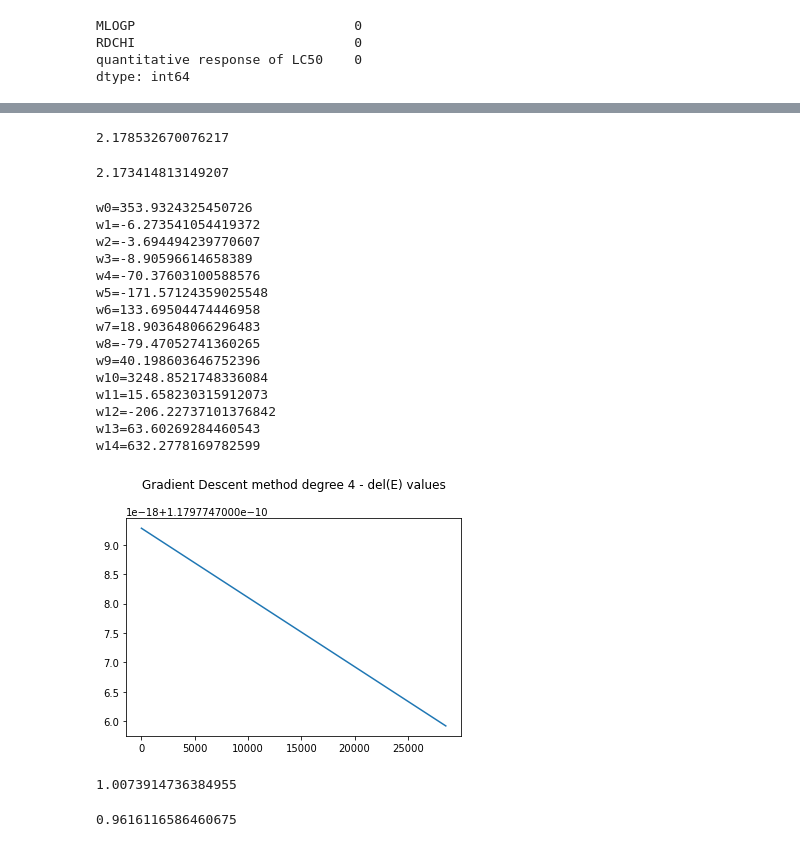
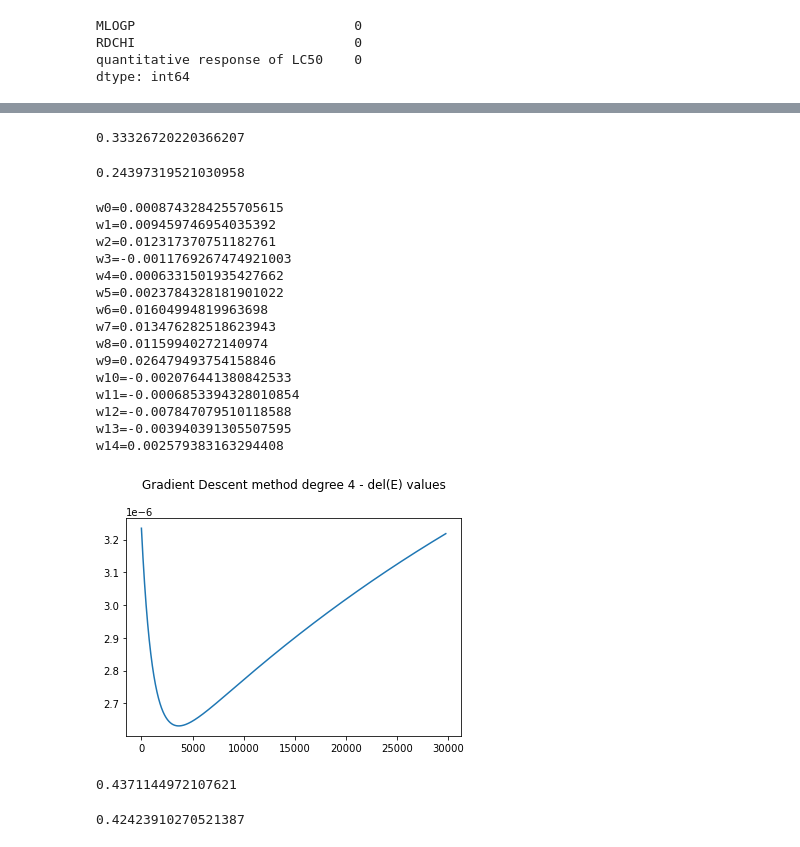
Before and after one commit to AmoghMoses/CS-F320-Assignment-1, a Jupyter notebook: Assignment1B a.ipynb, the cells around one changed output, grey strips where cells are left out. Drawn from its saved outputs; the diff is of its cells as text; code cells hidden in the pictures.

```diff
--- a/Assignment1B a.ipynb
+++ b/Assignment1B a.ipynb
@@ -664,21 +662,20 @@ w1 = 0
 for i in range(np.shape(valX)[0]):
     w1+= (np.sum(w*valX[i,:wSize]) - valY[i,0])**2
 
-w1/np.shape(valX)[0]
+w1/(np.shape(valX)[0]*2)
 # %% [output]
-2.178532670076217
+0.33326720220366207
 # %%
 # testing data error for degree 3
 testError = 0
 for i in range(np.shape(testXVal)[0]):
     testError += (np.sum(w*testXVal[i,:wSize]) - testYVal[i,0])**2
 
-testError/np.shape(testXVal)[0]
+testError/(np.shape(testXVal)[0]*2)
 # %% [output]
-2.173414813149207
+0.24397319521030958
 # %%
 # Degree 4 here
-learningRate = 0.01
 degree = 4
 wSize = int((degree+1)*(degree+2)/2)
 w = np.zeros(wSize) # similar template for others
@@ -686,12 +683,12 @@ w1 = np.zeros(wSize)
 #print(w, '\n', w1)
 
 counter = 0
-costArr= np.zeros(iters*2 +50)
-counterArr = np.zeros(iters*2 +50)
-for i in range(iters*2):
+costArr= np.zeros(iters*3 +50)
+counterArr = np.zeros(iters*3 +50)
+for i in range(iters*3):
     w2 = np.zeros(wSize)
     for j in range(np.shape(valX)[0]):
-        w2 += (((valY[:wSize,0] - (w*valX[j,:wSize]))/10**10)*valX[j,:wSize])/np.shape(valX)[0]
+        w2 += ((((valY[j,0]/10**4) - np.sum((w/10**4)*valX[j,:wSize])))*valX[j,:wSize])/np.shape(valX)[0]
 
     w1 = w + learningRate*w2
     w=w1
@@ -702,45 +699,45 @@ for i in range(iters*2):
 
 
 for i in range(np.shape(w)[0]):
-    print("w", i, "=", w[i]*10**10, sep = '')
-
-np.shape(valX)[0]
-fig,ax = plt.subplots()
-ax.plot(costArr[1:-1*int(iters/10)])
-plt.title("Gradient Descent method degree 4 - del(E) values", y = 1, pad = 30)
-plt.show() # the number of iterations are maxed out in the end,
+    print("w", i, "=", w[i], sep = '')
 # %% [output]
-w0=353.9324325450726
-w1=-6.273541054419372
-w2=-3.694494239770607
-w3=-8.90596614658389
-w4=-70.37603100588576
-w5=-171.57124359025548
-w6=133.69504474446958
-w7=18.903648066296483
-w8=-79.47052741360265
-w9=40.198603646752396
-w10=3248.8521748336084
-w11=15.658230315912073
-w12=-206.22737101376842
-w13=63.60269284460543
-w14=632.2778169782599
+w0=0.0008743284255705615
+w1=0.009459746954035392
+w2=0.012317370751182761
+w3=-0.0011769267474921003
+w4=0.0006331501935427662
+w5=0.0023784328181901022
+w6=0.01604994819963698
+w7=0.013476282518623943
+w8=0.01159940272140974
+w9=0.026479493754158846
+w10=-0.002076441380842533
+w11=-0.0006853394328010854
+w12=-0.007847079510118588
+w13=-0.003940391305507595
+w14=0.002579383163294408
-[figure, removed]
+# %%
+fig,ax = plt.subplots()
+ax.plot(costArr[100:-1*int(iters/50)])
+plt.title("Gradient Descent method degree 4 - del(E) values", y = 1, pad = 30)
+plt.show() # the number of iterations are maxed out in the end,
+# %% [output]
+[figure, added]
 # %%
 # training data error for degree 4
 w1 = 0
 for i in range(np.shape(valX)[0]):
     w1+= (np.sum(w*valX[i,:wSize]) - valY[i,0])**2
 
-w1/np.shape(valX)[0]
+w1/(np.shape(valX)[0]*2)
 # %% [output]
-1.0073914736384955
+0.4371144972107621
 # %%
 # testing data error for degree 4
 testError = 0
 for i in range(np.shape(testXVal)[0]):
     testError += (np.sum(w*testXVal[i,:wSize]) - testYVal[i,0])**2
 
-testError/np.shape(testXVal)[0]
+testError/(np.shape(testXVal)[0]*2)
 # %% [output]
-0.9616116586460675
+0.42423910270521387
```
Also changed, not shown: parts of 49 cells of this notebook, 1 other file.
